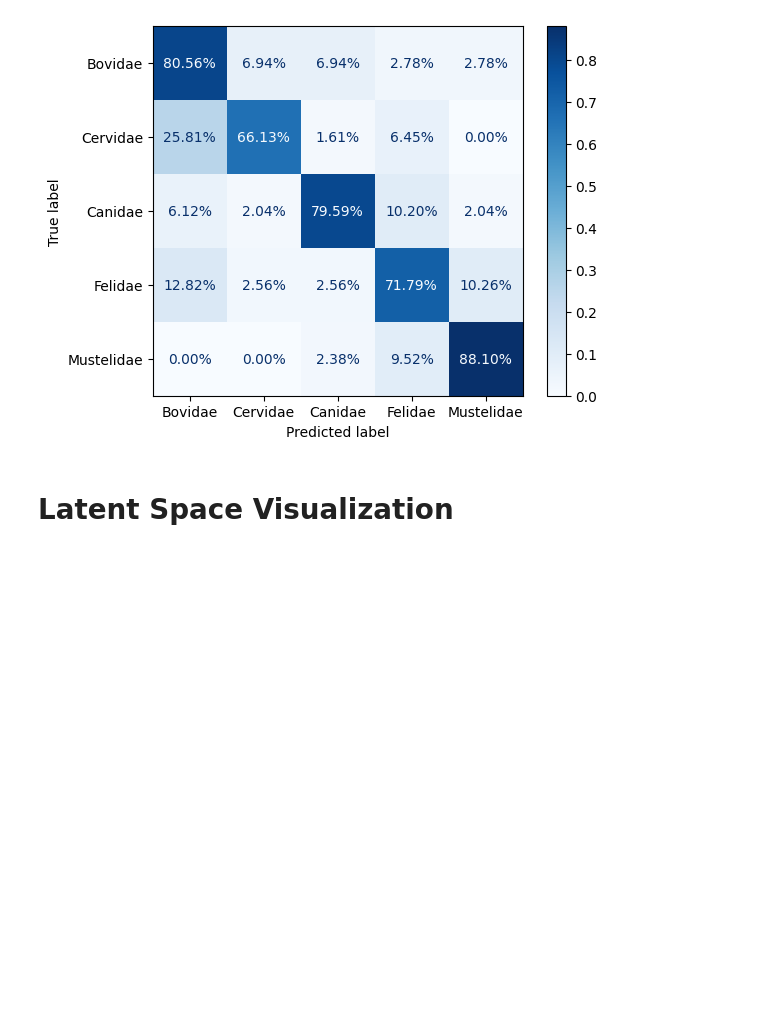
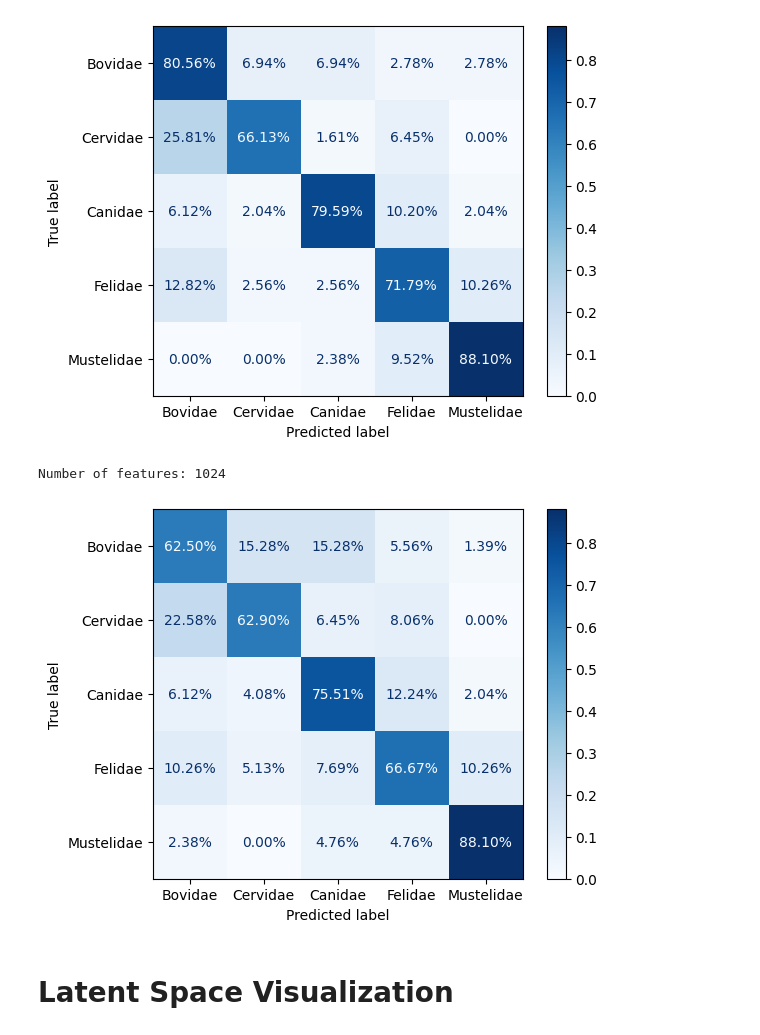
Before and after one commit to Idanlu/BrainDistance, a Jupyter notebook: mami.ipynb, the cells around one changed output. Cells and saved outputs as stored; diff of their text form; code cells hidden in the pictures; blank space fills up the shorter version.

```diff
--- a/mami.ipynb
+++ b/mami.ipynb
@@ -416,6 +418,19 @@ ConfusionMatrixDisplay.from_predictions(y_true, y_pred, display_labels=CLASSES,
 plt.show()
 # %% [output]
 [figure]
+# %%
+model = torch.load('checkpoint/fine_tune_epoch_96.pth')
+net = densenet121(mode="classifier", drop_rate=0.0, num_classes=5)
+net = torch.nn.DataParallel(net).to('cuda')
+net.load_state_dict(model['model'])
+y_pred, y_true = get_predictions(net)
+# %% [output]
+Number of features: 1024
+# %%
+ConfusionMatrixDisplay.from_predictions(y_true, y_pred, display_labels=CLASSES, cmap='Blues', values_format='.2%', normalize='true')
+plt.show()
+# %% [output]
+[figure, added]
 # %% [markdown]
 # Latent Space Visualization
 # %%
```
Also changed, not shown: parts of 11 cells of this notebook, 2 other files.
